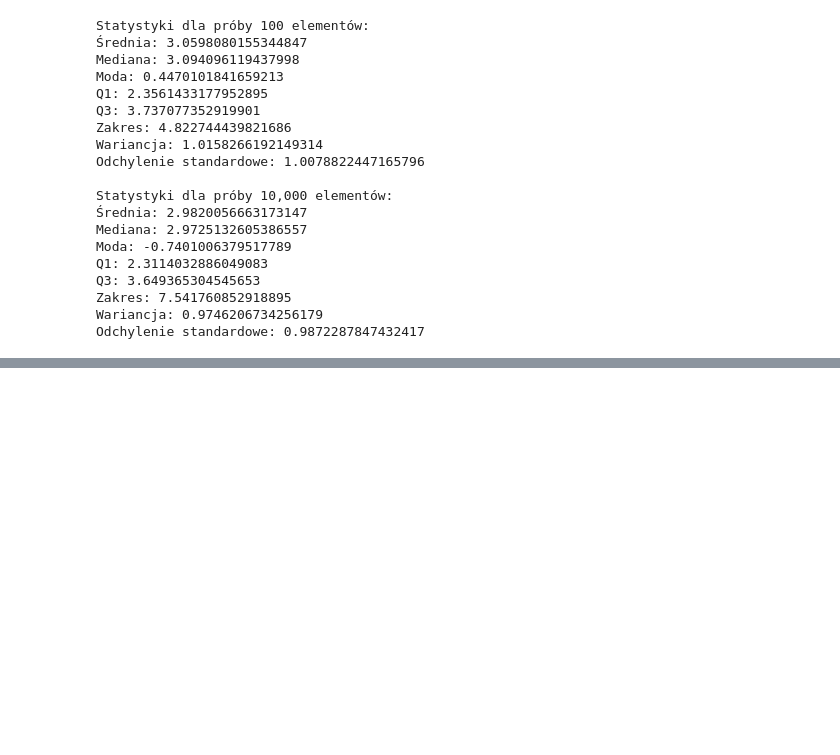
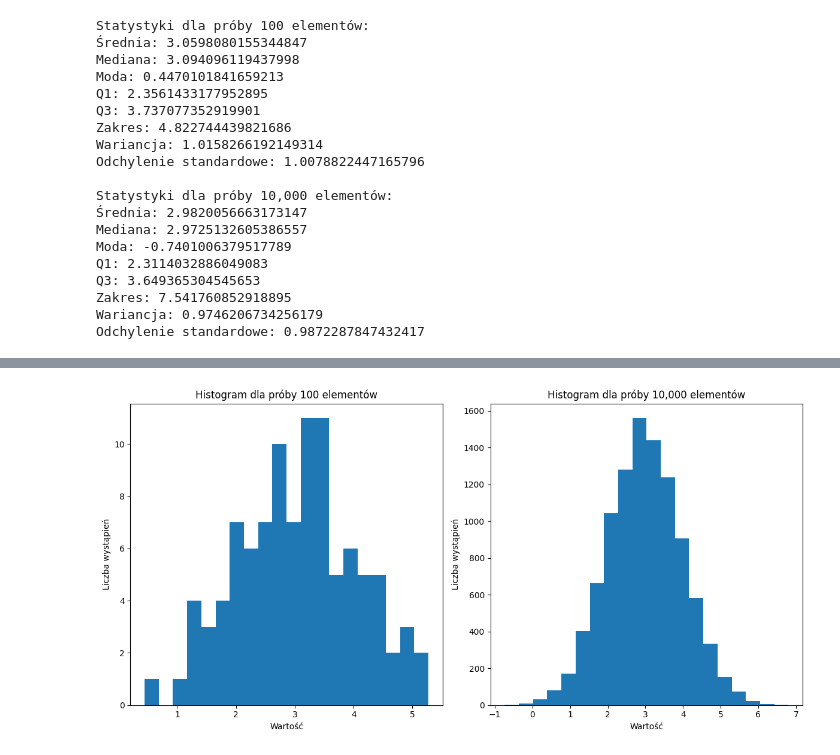
Before and after one commit to michalplebanski/probability-calculus, a Jupyter notebook: main.ipynb, the cells around one changed output, grey strips where cells are left out. Cells and saved outputs as stored; diff of their text form; code cells hidden in the pictures; blank space fills up the shorter version.

Commit message:
add histogram

```diff
--- a/main.ipynb
+++ b/main.ipynb
@@ -74,0 +76,20 @@ Korelacja: Korelacja między dwoma zestawami danych może być niewielka, poniew
+# %%
+# Rysowanie histogramów
+plt.figure(figsize=(12, 6))
+
+plt.subplot(1, 2, 1)
+plt.hist(data_100, bins=20)
+plt.title('Histogram dla próby 100 elementów')
+plt.xlabel('Wartość')
+plt.ylabel('Liczba wystąpień')
+
+plt.subplot(1, 2, 2)
+plt.hist(data_10000, bins=20)
+plt.title('Histogram dla próby 10,000 elementów')
+plt.xlabel('Wartość')
+plt.ylabel('Liczba wystąpień')
+
+plt.tight_layout()
+plt.show()
+# %% [output]
+[figure, added]
```
Also changed, not shown: parts of 3 cells of this notebook.
